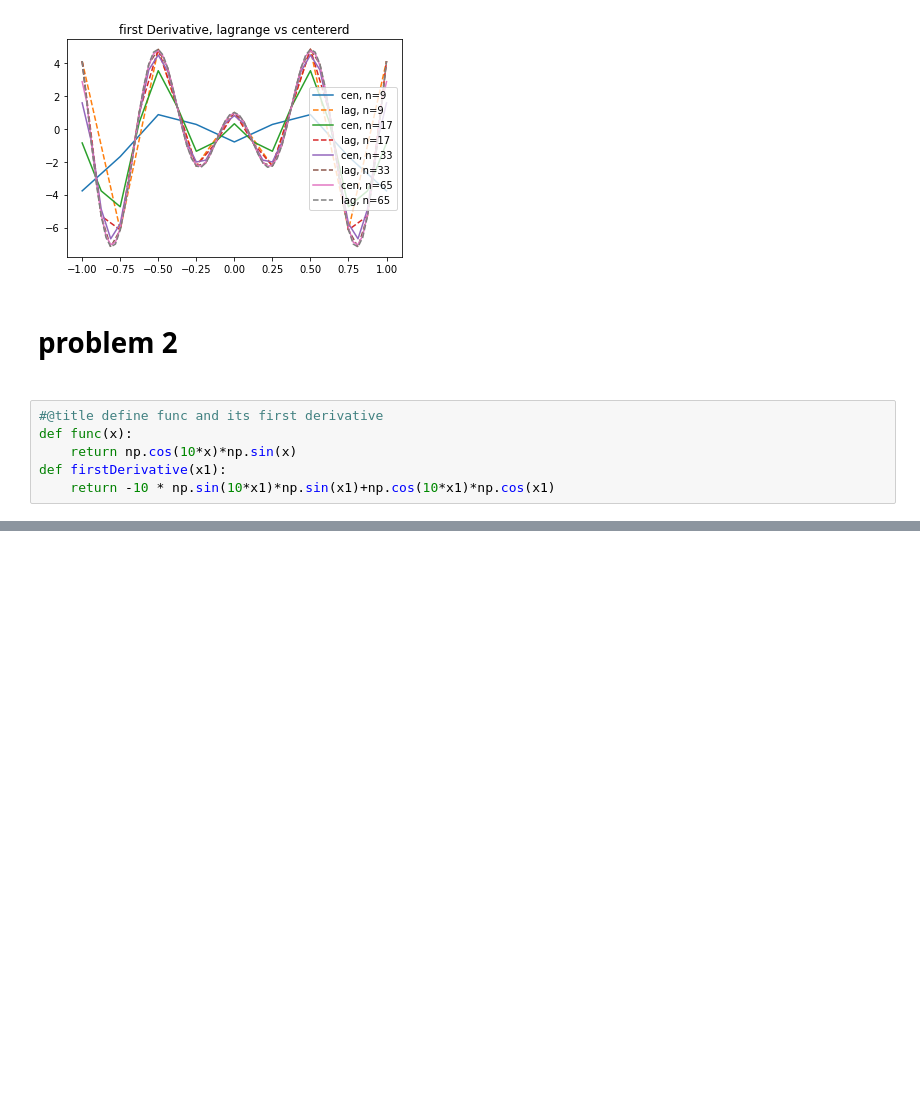
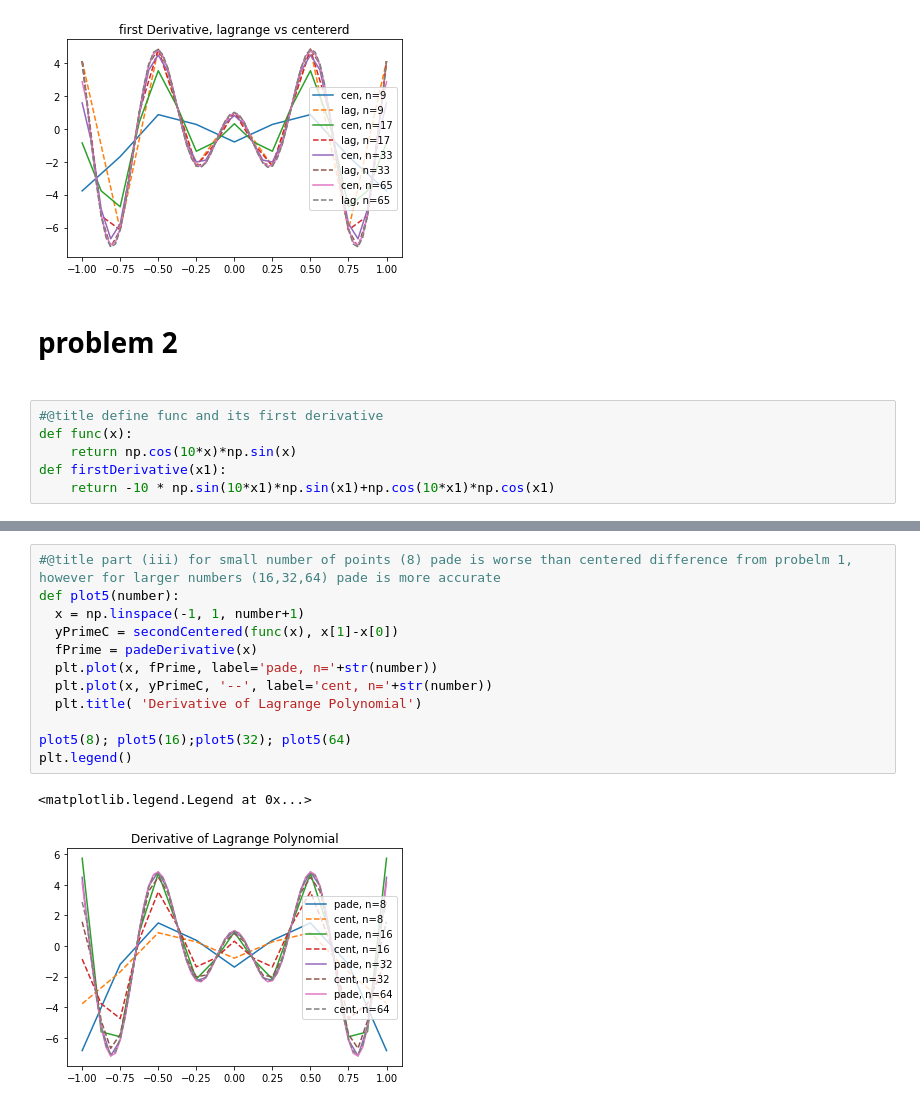
Before and after one commit to zomorodiyan/MAE-5093, a Jupyter notebook: CP1.ipynb, the cells around one changed output, grey strips where cells are left out. Cells and saved outputs as stored; diff of their text form; blank space fills up the shorter version.

```diff
--- a/CP1.ipynb
+++ b/CP1.ipynb
@@ -218,0 +186,15 @@ plt.savefig('p2b_'+str(len(n)))
+# %%
+#@title part (iii) for small number of points (8) pade is worse than centered difference from probelm 1, however for larger numbers (16,32,64) pade is more accurate
+def plot5(number):
+  x = np.linspace(-1, 1, number+1)
+  yPrimeC = secondCentered(func(x), x[1]-x[0])
+  fPrime = padeDerivative(x)
+  plt.plot(x, fPrime, label='pade, n='+str(number))
+  plt.plot(x, yPrimeC, '--', label='cent, n='+str(number))
+  plt.title( 'Derivative of Lagrange Polynomial')
+
+plot5(8); plot5(16);plot5(32); plot5(64)
+plt.legend()
+# %% [output]
+<matplotlib.legend.Legend at 0x...>
+[figure, added]
```
Also changed, not shown: parts of 5 cells of this notebook.
